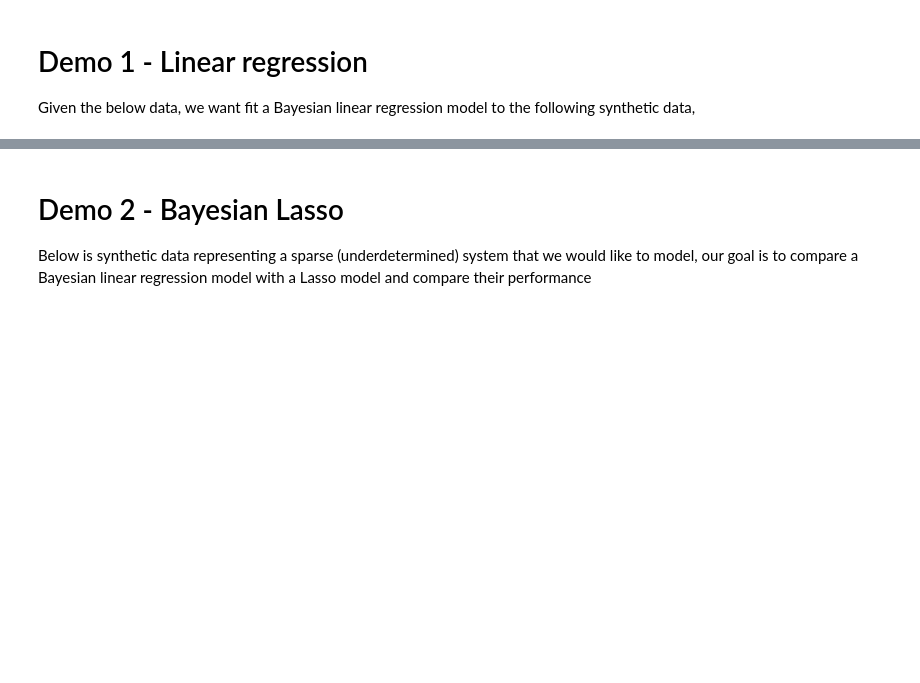
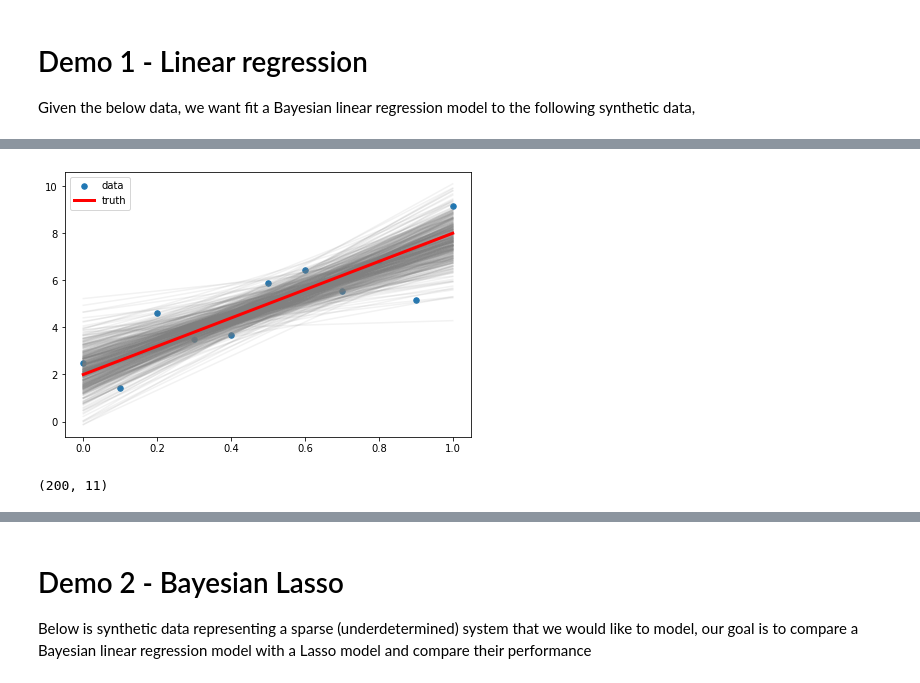
Before and after one commit to Sta663-Sp22/exercises, a Jupyter notebook: class_2022_03_16.ipynb, the cells around one changed output, grey strips where cells are left out. Cells and saved outputs as stored; diff of their text form; code cells hidden in the pictures; blank space fills up the shorter version.

```diff
--- a/class_2022_03_16.ipynb
+++ b/class_2022_03_16.ipynb
@@ -19,0 +115,15 @@ y = m*x + b + np.random.randn(n)
+# %%
+post_m = trace.posterior['m'][0, -500:].values
+post_b = trace.posterior['b'][0, -500:].values
+
+plt.figure(layout="constrained")
+plt.scatter(x,y,s=30, label="data")
+
+for m, b in zip(post_m, post_b):
+    plt.plot(x, m*x+b, c='grey', alpha=0.1)
+
+plt.plot(x, 6*x+2, label="truth", lw=3, c='red')
+plt.legend()
+plt.show()
+# %% [output]
+[figure, added]
@@ -19,0 +133,4 @@ y = m*x + b + np.random.randn(n)
+# %%
+pp["y"].shape
+# %% [output]
+(200, 11)
```
Also changed, not shown: parts of 23 cells of this notebook.
